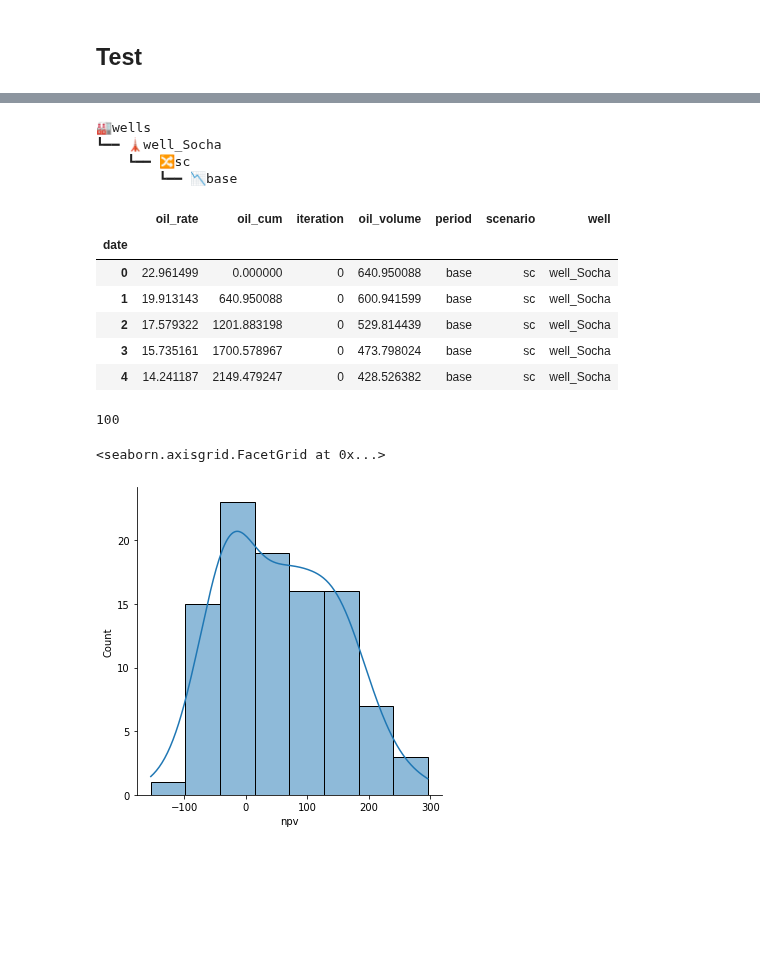
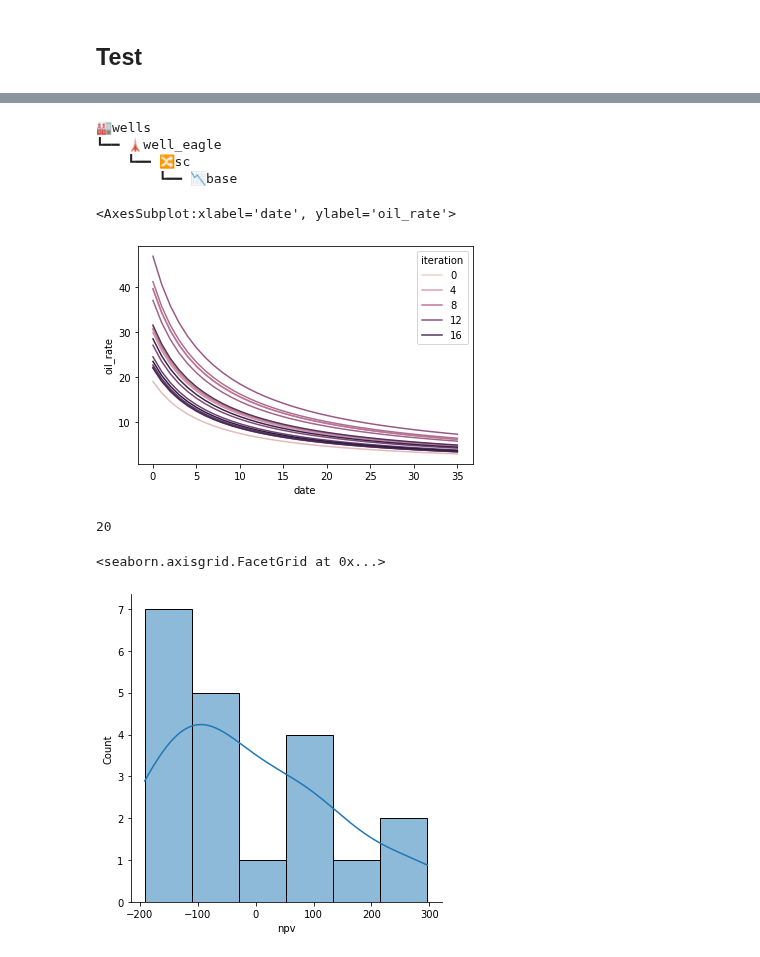
Before and after one commit to scuervo91/dcapy, a Jupyter notebook: docs/examples/6-FixesNotebooks/0-1-7_test_release.ipynb, the cells around one changed output, grey strips where cells are left out. Saved outputs shown, nothing was run; the diff lists cells and outputs as text; code cells hidden in the pictures; blank space fills up the shorter version.

```diff
--- a/docs/examples/6-FixesNotebooks/0-1-7_test_release.ipynb
+++ b/docs/examples/6-FixesNotebooks/0-1-7_test_release.ipynb
@@ -32,0 +34,6 @@ ChgPts(date=[0, 1, 2, 3, 4, 5, 6, 7, 8, 9, 10, 11, 12, 13, 14, 15, 16, 17, 18, 1
+# %%
+prob_prod = dca.ProbVar(dist='triang',kw={'c':0.2,'loc':15,'scale':35})
+prob_oil_price = dca.ProbVar(dist='uniform',kw={'loc':30,'scale':35})
+
+prod_rand = prob_prod.get_sample(20)
+price_rand = prob_oil_price.get_sample(20)
@@ -34,7 +46,7 @@ ChgPts(date=[0, 1, 2, 3, 4, 5, 6, 7, 8, 9, 10, 11, 12, 13, 14, 15, 16, 17, 18, 1
 p = Period(
     name='base',
     dca = dca.Arps(
-      qi = dca.ProbVar(dist='triang',kw={'c':0.2,'loc':20,'scale':30}),
+      qi = prod_rand.tolist(),
       di = 0.005102753514909305,
       freq_di='D',
       ti = 0,
@@ -53,13 +65,13 @@ p = Period(
       },
       {
           'name':'Opex',
-          'value':-14,
+          'value':-7,
           'multiply': 'oil_volume',
           'target':'opex'
       },
       {
           'name':'Income',
-          'value':oil_mr,
+          'value':price_rand.tolist(),
           'multiply': 'oil_volume',
           'target':'income',
           'wi':0.92
@@ -75,7 +87,7 @@ p = Period(
 )
 s = Scenario(name='sc', periods = [p])
 w = Well(
-      name = f'well_Socha',
+      name = f'well_eagle',
       scenarios = [
         s
       ]
@@ -85,30 +97,28 @@ gw = WellsGroup(name='wells',wells=[w], seed=21)
 gw.tree()
 # %% [output]
 🏭wells
-┗━━ 🗼well_Socha
+┗━━ 🗼well_eagle
     ┗━━ 🔀sc
         ┗━━ 📉base
 # %%
-f = gw.generate_forecast(freq_output='M', iter=100)
-f.head()
+f = gw.generate_forecast(freq_output='M')
+sns.lineplot(data=f,x=f.index, y=f.oil_rate,hue='iteration')
 # %% [output]
-|  | oil_rate | oil_cum | iteration | oil_volume | period | scenario | well |
-| date |  |  |  |  |  |  |  |
-| 0 | 22.961499 | 0.000000 | 0 | 640.950088 | base | sc | well_Socha |
-| 1 | 19.913143 | 640.950088 | 0 | 600.941599 | base | sc | well_Socha |
-| 2 | 17.579322 | 1201.883198 | 0 | 529.814439 | base | sc | well_Socha |
-| 3 | 15.735161 | 1700.578967 | 0 | 473.798024 | base | sc | well_Socha |
-| 4 | 14.241187 | 2149.479247 | 0 | 428.526382 | base | sc | well_Socha |
+<AxesSubplot:xlabel='date', ylabel='oil_rate'>
+[figure, added]
 # %%
 c = gw.generate_cashflow(freq_output='M')
 
 print(len(c))
 # %% [output]
-100
+20
+# %%
+npv_df = gw.npv(0.15,freq_cashflow='M')/1000
+npv_df['rate'] = prod_rand
+npv_df['price'] = price_rand
+npv_df['npv_b'] = npv_df['npv'].apply(lambda x: 1 if x>0 else 0)
 # %%
-npv_df = gw.npv(0,freq_cashflow='M')/1000
-
 sns.displot(npv_df['npv'], kde=True)
 # %% [output]
 <seaborn.axisgrid.FacetGrid at 0x...>
-[figure, old version]
+[figure, new version]
```
Also changed, not shown: parts of 16 cells of this notebook.
